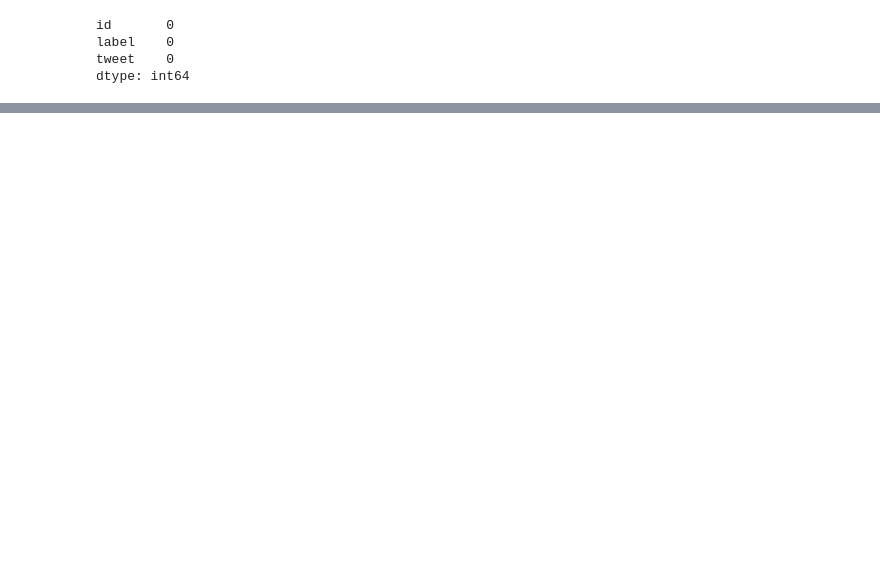
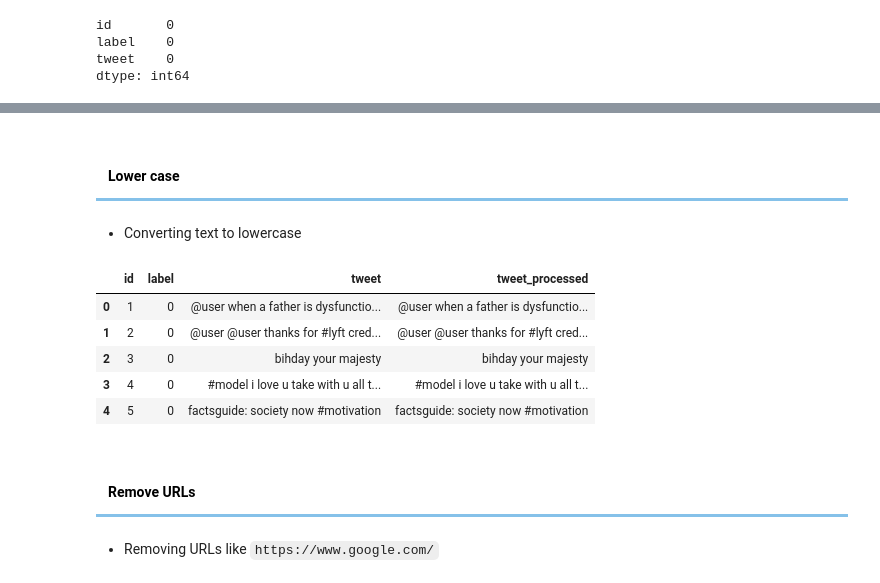
Before and after one commit to LtvnSergey/Internship_Project_Twitter-Hate-Speech, a Jupyter notebook: notebooks/Twitter Hate Speech Detection.ipynb, the cells around one changed output, grey strips where cells are left out. Saved outputs shown, nothing was run; the diff lists cells and outputs as text; code cells hidden in the pictures; blank space fills up the shorter version.

```diff
--- a/notebooks/Twitter Hate Speech Detection.ipynb
+++ b/notebooks/Twitter Hate Speech Detection.ipynb
@@ -101,0 +186,6 @@ Auxilary Functions</h2>
+# %%
+def normalization(text):
+    return unicodedata.normalize('NFKD', text).encode('ASCII', 'ignore').decode('utf-8', 'ignore')
+# %%
+def to_lowercase(text):
+    return text.lower()
@@ -230,0 +353,2 @@ train_df[['tweet']].head(10)
+# %%
+train_df['tweet_processed'] = train_df['tweet'].apply(normalization)
@@ -230,0 +366,21 @@ train_df[['tweet']].head(10)
+# %% [markdown]
+<h4 style="border-bottom: 3px solid #85C1E9;padding: 12px 12px; font-family: Sans-Serif; color:black">
+Lower case </h4>
+# %% [markdown]
+- Converting text to lowercase
+# %%
+train_df['tweet_processed'] = train_df['tweet_processed'].apply(to_lowercase)
+# %%
+train_df.head()
+# %% [output]
+|  | id | label | tweet | tweet_processed |
+| 0 | 1 | 0 | @user when a father is dysfunctio... | @user when a father is dysfunctio... |
+| 1 | 2 | 0 | @user @user thanks for #lyft cred... | @user @user thanks for #lyft cred... |
+| 2 | 3 | 0 | bihday your majesty | bihday your majesty |
+| 3 | 4 | 0 | #model i love u take with u all t... | #model i love u take with u all t... |
+| 4 | 5 | 0 | factsguide: society now #motivation | factsguide: society now #motivation |
+# %% [markdown]
+<h4 style="border-bottom: 3px solid #85C1E9;padding: 12px 12px; font-family: Sans-Serif; color:black">
+Remove URLs</h4>
+# %% [markdown]
+- Removing URLs like `https://www.google.com/`
```
Also changed, not shown: parts of 72 cells of this notebook, 1 other file.
